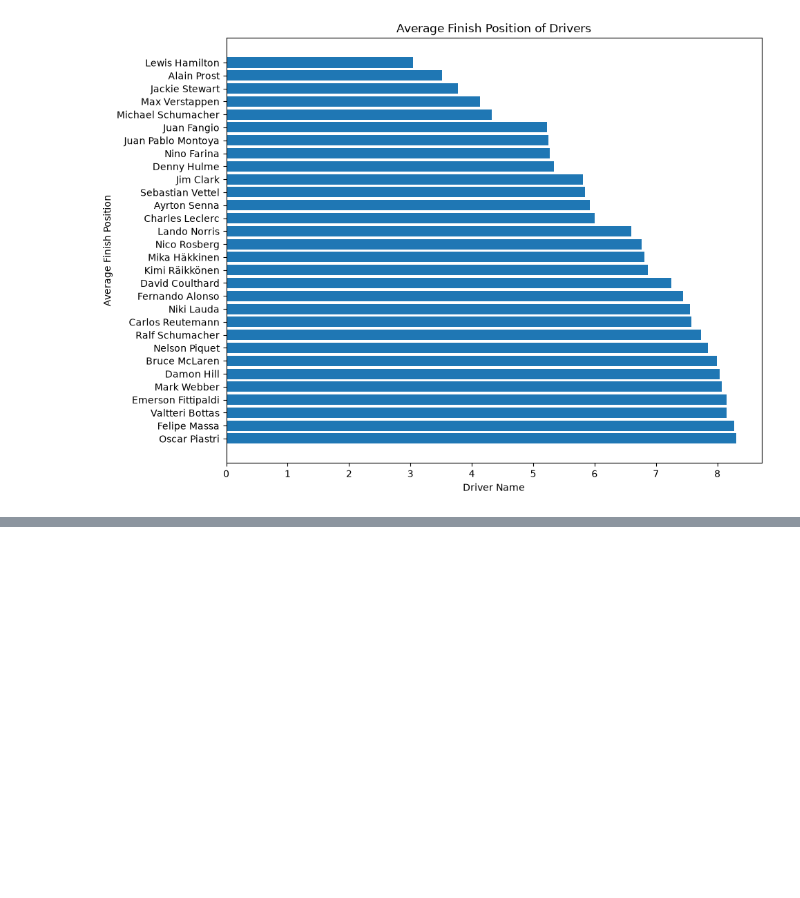
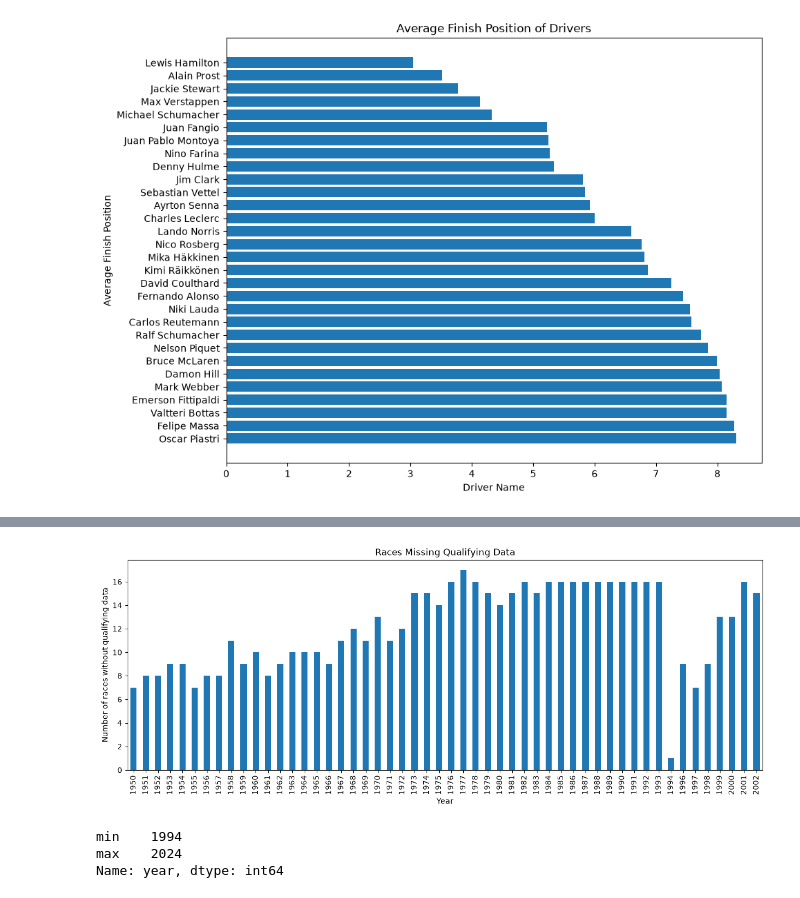
Before and after one commit to Solekovich/formula_1_driver_analysis, a Jupyter notebook: notebooks/3_exploratory_data_analysis.ipynb, the cells around one changed output, grey strips where cells are left out. Cells and saved outputs as stored; diff of their text form; code cells hidden in the pictures; blank space fills up the shorter version.

Commit message:
Pole sitter win rate calculation. Found that qualifying file does not have full data

```diff
--- a/notebooks/3_exploratory_data_analysis.ipynb
+++ b/notebooks/3_exploratory_data_analysis.ipynb
@@ -138,0 +141,2 @@ There is a noticeable gap between top 5 and the rest of the drivers. Hamilton on
+# %%
+qualifying = pd.read_csv(raw_path + "/qualifying.csv")
@@ -138,0 +165,9 @@ There is a noticeable gap between top 5 and the rest of the drivers. Hamilton on
+# %%
+races = pd.read_csv(prep_path + "/races_prep.csv")
+
+print(drivers_standings.shape)
+print(qualifying.shape)
+print(races.shape)
+
+print(qualifying["raceId"].nunique())
+print(drivers_standings["raceId"].nunique())
@@ -138,0 +193,8 @@ There is a noticeable gap between top 5 and the rest of the drivers. Hamilton on
+# %%
+missing_qualifying = set(drivers_standings["raceId"]) - set(qualifying["raceId"])
+
+missing_races = races[
+    races["raceId"].isin(missing_qualifying)
+]
+
+missing_races.groupby("year").size()
@@ -138,0 +219,12 @@ There is a noticeable gap between top 5 and the rest of the drivers. Hamilton on
+# %%
+missing_races.groupby("year").size().plot(
+    kind="bar",
+    figsize=(15, 5)
+)
+
+plt.xlabel("Year")
+plt.ylabel("Number of races without qualifying data")
+plt.title("Races Missing Qualifying Data")
+plt.show()
+# %% [output]
+[figure, added]
@@ -138,0 +246,9 @@ There is a noticeable gap between top 5 and the rest of the drivers. Hamilton on
+# %%
+qualifying.merge(
+    races[["raceId", "year"]],
+    on="raceId"
+)["year"].agg(["min", "max"])
+# %% [output]
+min    1994
+max    2024
+Name: year, dtype: int64
```
Also changed, not shown: parts of 10 cells of this notebook, 1 other file.
